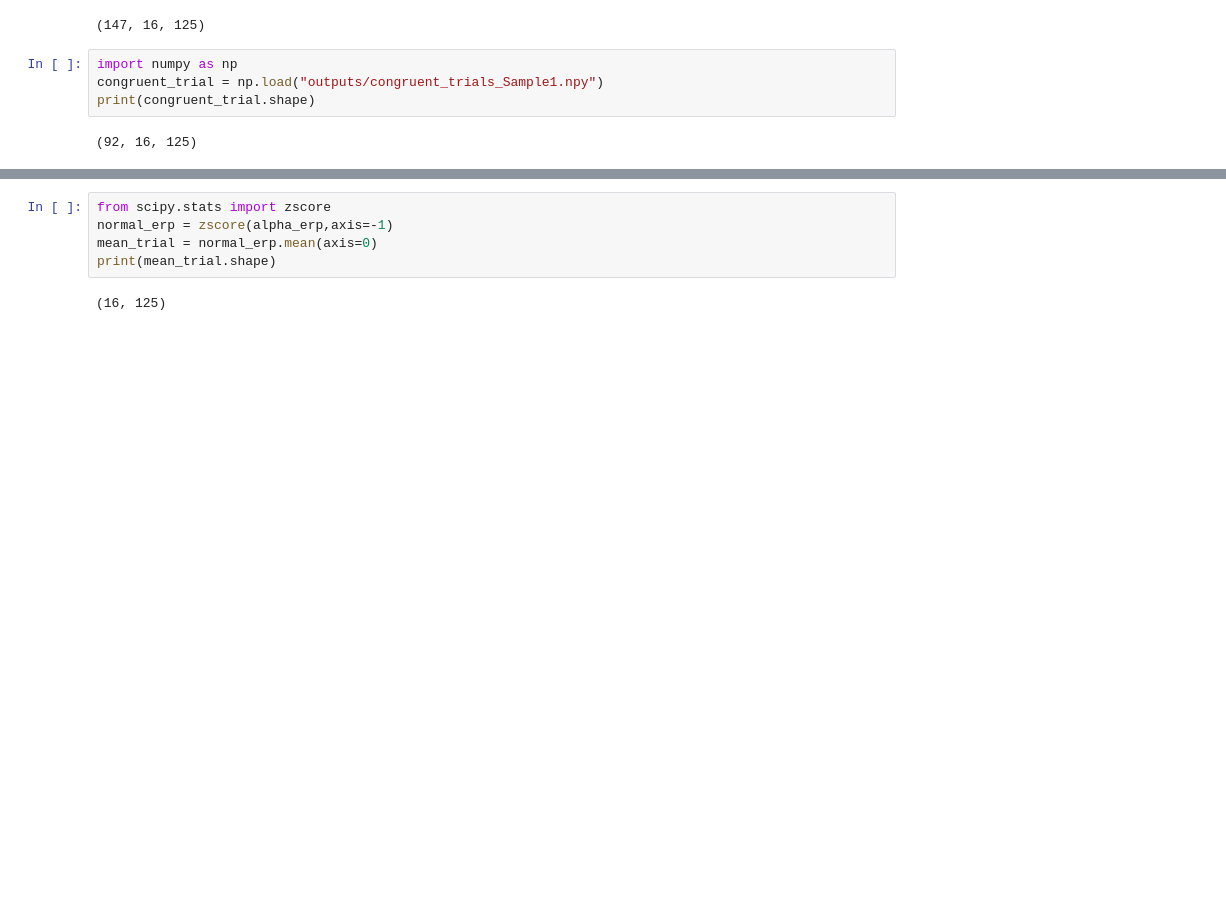
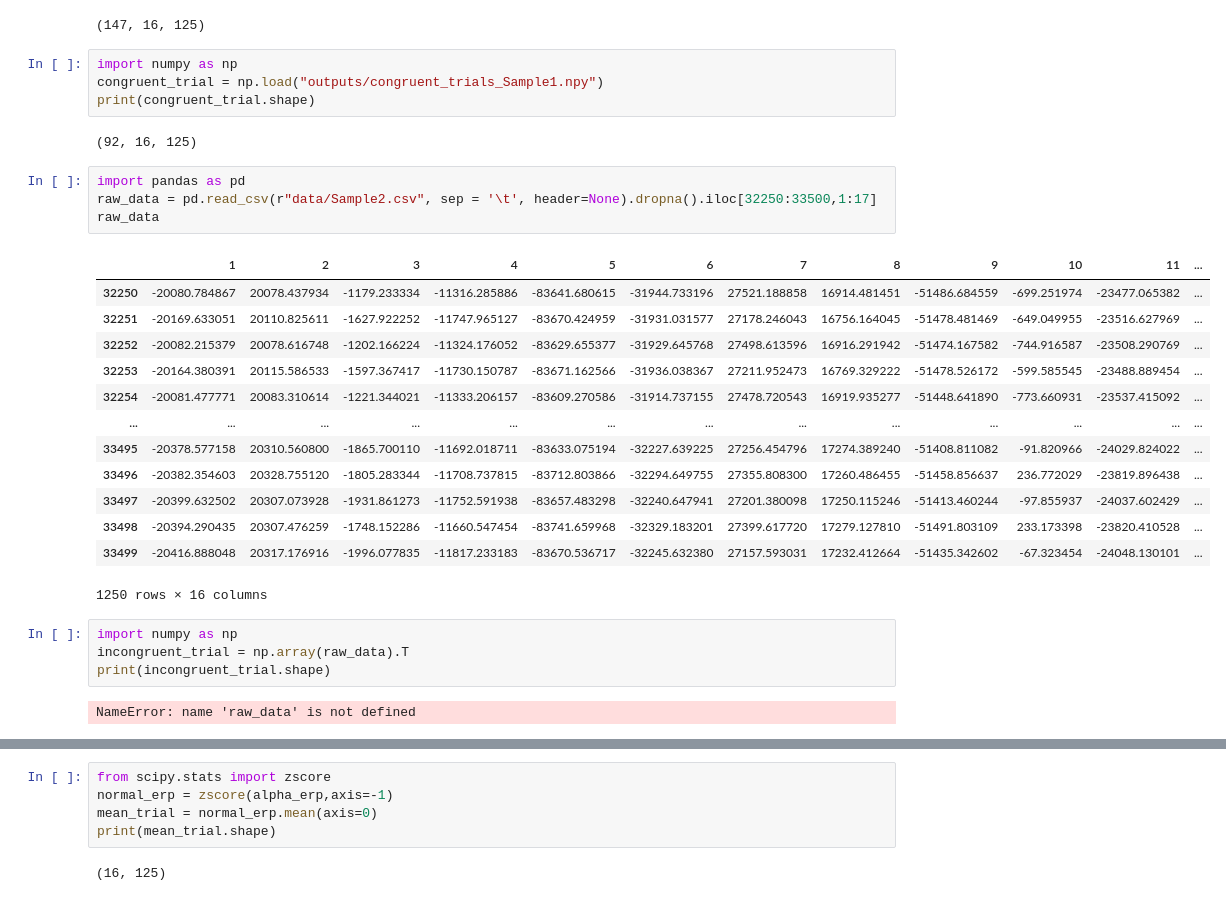
Before and after one commit to Neurotech-BCI/ClassificationPipeline, a Jupyter notebook: extract.ipynb, the cells around one changed output, grey strips where cells are left out. Saved outputs shown, nothing was run; the diff lists cells and outputs as text; blank space fills up the shorter version.

```diff
--- a/extract.ipynb
+++ b/extract.ipynb
@@ -34,6 +68,30 @@ congruent_trial = np.load("outputs/congruent_trials_Sample1.npy")
 print(congruent_trial.shape)
 # %% [output]
 (92, 16, 125)
+# %%
+import pandas as pd
+raw_data = pd.read_csv(r"data/Sample2.csv", sep = '\t', header=None).dropna().iloc[32250:33500,1:17]
+raw_data
+# %% [output]
+|  | 1 | 2 | 3 | 4 | 5 | 6 | 7 | 8 | 9 | 10 | 11 | ... |
+| 32250 | -20080.784867 | 20078.437934 | -1179.233334 | -11316.285886 | -83641.680615 | -31944.733196 | 27521.188858 | 16914.481451 | -51486.684559 | -699.251974 | -23477.065382 | ... |
+| 32251 | -20169.633051 | 20110.825611 | -1627.922252 | -11747.965127 | -83670.424959 | -31931.031577 | 27178.246043 | 16756.164045 | -51478.481469 | -649.049955 | -23516.627969 | ... |
+| 32252 | -20082.215379 | 20078.616748 | -1202.166224 | -11324.176052 | -83629.655377 | -31929.645768 | 27498.613596 | 16916.291942 | -51474.167582 | -744.916587 | -23508.290769 | ... |
+| 32253 | -20164.380391 | 20115.586533 | -1597.367417 | -11730.150787 | -83671.162566 | -31936.038367 | 27211.952473 | 16769.329222 | -51478.526172 | -599.585545 | -23488.889454 | ... |
+| 32254 | -20081.477771 | 20083.310614 | -1221.344021 | -11333.206157 | -83609.270586 | -31914.737155 | 27478.720543 | 16919.935277 | -51448.641890 | -773.660931 | -23537.415092 | ... |
+| ... | ... | ... | ... | ... | ... | ... | ... | ... | ... | ... | ... | ... |
+| 33495 | -20378.577158 | 20310.560800 | -1865.700110 | -11692.018711 | -83633.075194 | -32227.639225 | 27256.454796 | 17274.389240 | -51408.811082 | -91.820966 | -24029.824022 | ... |
+| 33496 | -20382.354603 | 20328.755120 | -1805.283344 | -11708.737815 | -83712.803866 | -32294.649755 | 27355.808300 | 17260.486455 | -51458.856637 | 236.772029 | -23819.896438 | ... |
+| 33497 | -20399.632502 | 20307.073928 | -1931.861273 | -11752.591938 | -83657.483298 | -32240.647941 | 27201.380098 | 17250.115246 | -51413.460244 | -97.855937 | -24037.602429 | ... |
+| 33498 | -20394.290435 | 20307.476259 | -1748.152286 | -11660.547454 | -83741.659968 | -32329.183201 | 27399.617720 | 17279.127810 | -51491.803109 | 233.173398 | -23820.410528 | ... |
+| 33499 | -20416.888048 | 20317.176916 | -1996.077835 | -11817.233183 | -83670.536717 | -32245.632380 | 27157.593031 | 17232.412664 | -51435.342602 | -67.323454 | -24048.130101 | ... |
+1250 rows × 16 columns
+# %%
+import numpy as np
+incongruent_trial = np.array(raw_data).T
+print(incongruent_trial.shape)
+# %% [output]
+NameError: name 'raw_data' is not defined
 # %%
 from scipy.signal import butter, filtfilt
 from scipy.stats import zscore
```
Also changed, not shown: parts of 4 cells of this notebook, 23 other files.
